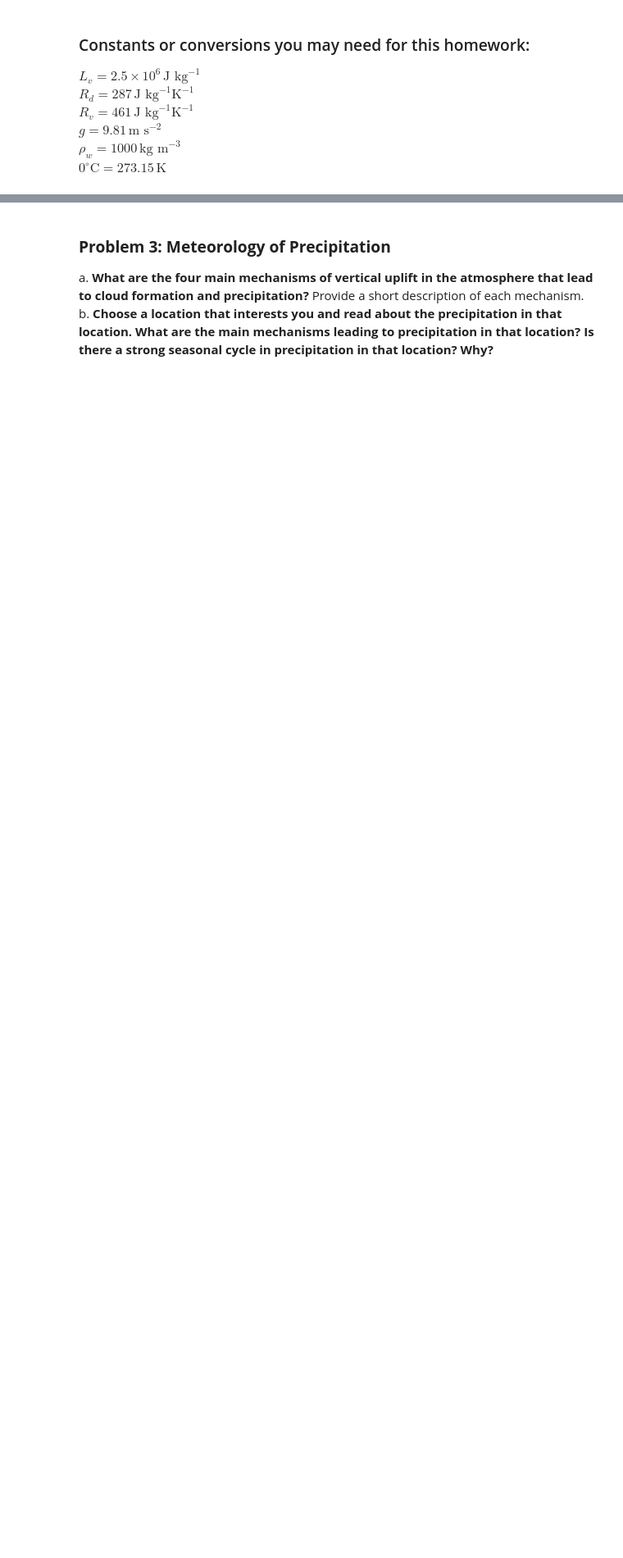
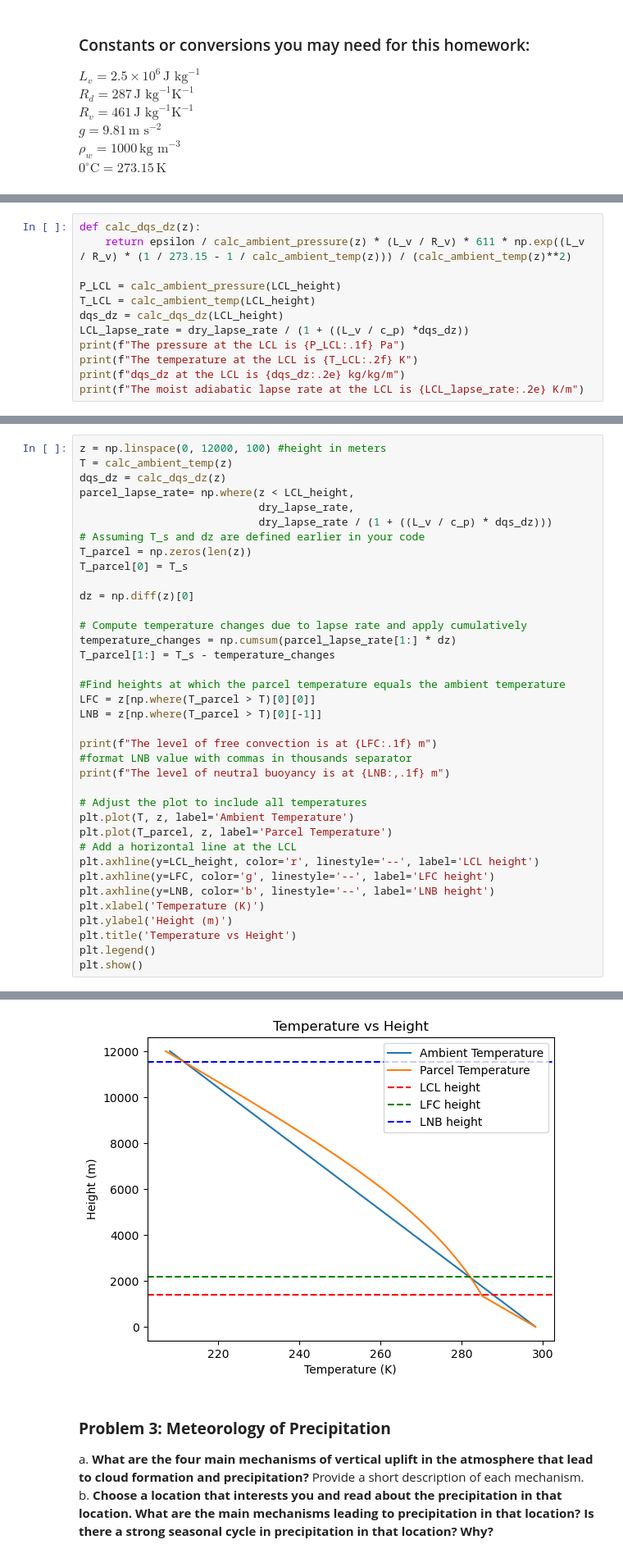
Before and after one commit to atdunwoody/EcoHydro, a Jupyter notebook: CIVE 520/HW2.ipynb, the cells around one changed output, grey strips where cells are left out. Shown: that part at 82% size. Drawn from its saved outputs; the diff is of its cells as text; blank space fills up the shorter version.

```diff
--- a/CIVE 520/HW2.ipynb
+++ b/CIVE 520/HW2.ipynb
@@ -31,0 +109,12 @@ f) **Approximately what heights correspond to the level of free convection and t
+# %%
+def calc_dqs_dz(z):
+    return epsilon / calc_ambient_pressure(z) * (L_v / R_v) * 611 * np.exp((L_v / R_v) * (1 / 273.15 - 1 / calc_ambient_temp(z))) / (calc_ambient_temp(z)**2)
+
+P_LCL = calc_ambient_pressure(LCL_height)
+T_LCL = calc_ambient_temp(LCL_height)
+dqs_dz = calc_dqs_dz(LCL_height)
+LCL_lapse_rate = dry_lapse_rate / (1 + ((L_v / c_p) *dqs_dz))
+print(f"The pressure at the LCL is {P_LCL:.1f} Pa")
+print(f"The temperature at the LCL is {T_LCL:.2f} K")
+print(f"dqs_dz at the LCL is {dqs_dz:.2e} kg/kg/m")
+print(f"The moist adiabatic lapse rate at the LCL is {LCL_lapse_rate:.2e} K/m")
@@ -31,0 +132,38 @@ f) **Approximately what heights correspond to the level of free convection and t
+# %%
+z = np.linspace(0, 12000, 100) #height in meters
+T = calc_ambient_temp(z)
+dqs_dz = calc_dqs_dz(z)
+parcel_lapse_rate= np.where(z < LCL_height,
+                            dry_lapse_rate,
+                            dry_lapse_rate / (1 + ((L_v / c_p) * dqs_dz)))
+# Assuming T_s and dz are defined earlier in your code
+T_parcel = np.zeros(len(z))
+T_parcel[0] = T_s
+
+dz = np.diff(z)[0]
+
+# Compute temperature changes due to lapse rate and apply cumulatively
+temperature_changes = np.cumsum(parcel_lapse_rate[1:] * dz)
+T_parcel[1:] = T_s - temperature_changes
+
+#Find heights at which the parcel temperature equals the ambient temperature
+LFC = z[np.where(T_parcel > T)[0][0]]
+LNB = z[np.where(T_parcel > T)[0][-1]]
+
+print(f"The level of free convection is at {LFC:.1f} m")
+#format LNB value with commas in thousands separator
+print(f"The level of neutral buoyancy is at {LNB:,.1f} m")
+
+# Adjust the plot to include all temperatures
+plt.plot(T, z, label='Ambient Temperature')
+plt.plot(T_parcel, z, label='Parcel Temperature')
+# Add a horizontal line at the LCL
+plt.axhline(y=LCL_height, color='r', linestyle='--', label='LCL height')
+plt.axhline(y=LFC, color='g', linestyle='--', label='LFC height')
+plt.axhline(y=LNB, color='b', linestyle='--', label='LNB height')
+plt.xlabel('Temperature (K)')
+plt.ylabel('Height (m)')
+plt.title('Temperature vs Height')
+plt.legend()
+plt.show()
+# %% [output]
@@ -32,3 +172,4 @@ f) **Approximately what heights correspond to the level of free convection and t
+[figure, added]
 # %% [markdown]
 ### **Problem 3: Meteorology of Precipitation**
 a. **What are the four main mechanisms of vertical uplift in the atmosphere that lead to cloud formation and precipitation?** Provide a short description of each mechanism.
```
Also changed, not shown: parts of 15 cells of this notebook, 3 other files.
